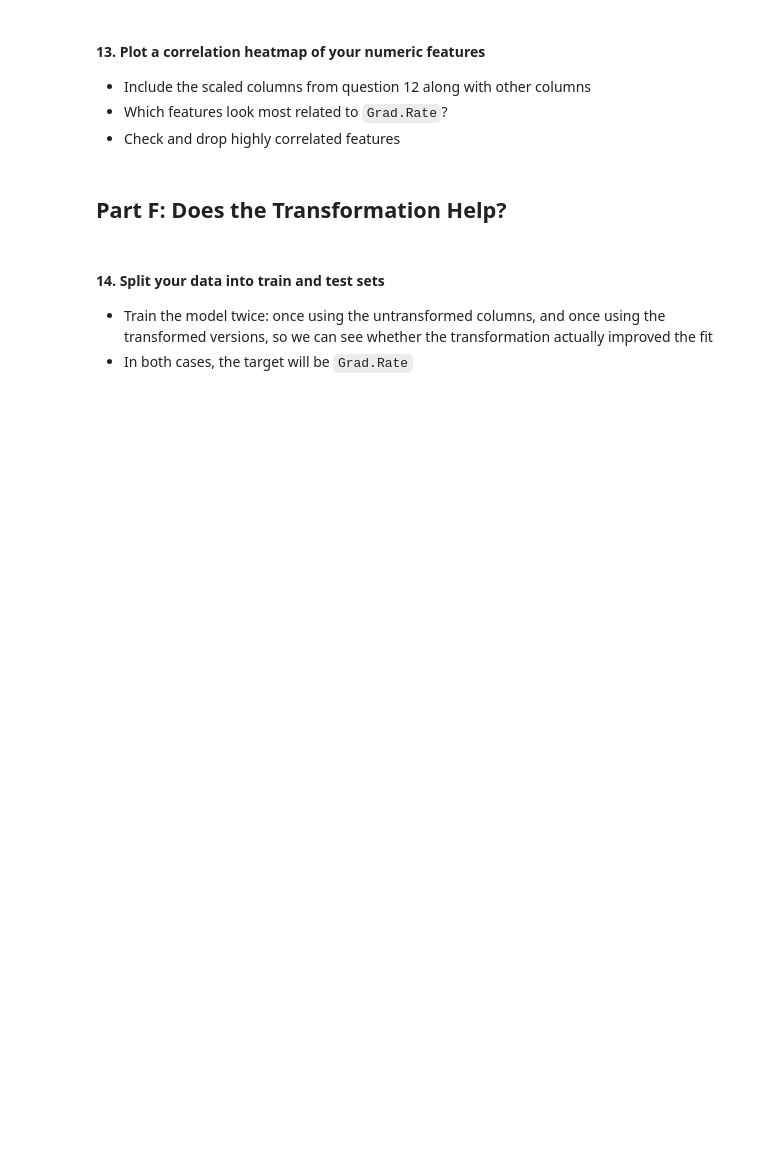
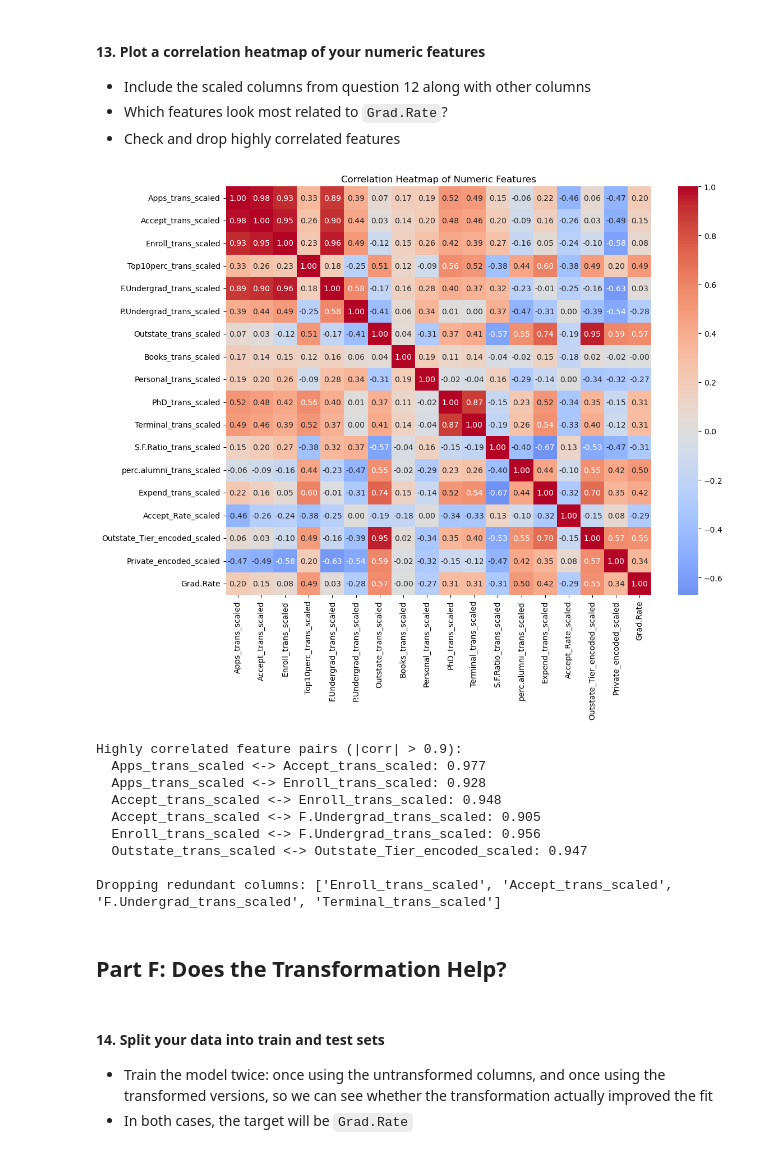
Before and after one commit to Malak-dsb/labs, a Jupyter notebook: Exercises-Copy3/6.8.E1 Transformation Exercise.ipynb, the cells around one changed output. Saved outputs shown, nothing was run; the diff lists cells and outputs as text; code cells hidden in the pictures; blank space fills up the shorter version.

```diff
--- a/Exercises-Copy3/6.8.E1 Transformation Exercise.ipynb
+++ b/Exercises-Copy3/6.8.E1 Transformation Exercise.ipynb
@@ -211,0 +407,4 @@ trans_cols = []
+# %%
+# Your code here
+college['Private_encoded'] = college['Private'].map({'Yes': 1, 'No': 0})
+college[['Private', 'Private_encoded']].head()
@@ -221,0 +424,13 @@ cols_to_scale = []
+# %%
+cols_to_scale = []
+
+# Your code here
+cols_to_scale = trans_cols + ['Accept_Rate', 'Outstate_Tier_encoded', 'Private_encoded']
+
+scaler = StandardScaler()
+scaled_values = scaler.fit_transform(college[cols_to_scale])
+
+scaled_cols = [f'{c}_scaled' for c in cols_to_scale]
+college[scaled_cols] = scaled_values
+
+college[scaled_cols].head()
@@ -230,3 +450,53 @@ cols_to_scale = []
+# %%
+# Your code here
+nonskewed_cols = [
+    c for c in skew_table.loc[skew_table['Recommended Transformation'] == 'None', 'Feature']
+    if c != 'Grad.Rate'
+]
+
+corr_cols = scaled_cols + nonskewed_cols + ['Grad.Rate']
+corr = college[corr_cols].corr()
+
+plt.figure(figsize=(12, 10))
+sns.heatmap(corr, annot=True, fmt='.2f', cmap='coolwarm', center=0)
+plt.title('Correlation Heatmap of Numeric Features')
+plt.tight_layout()
+plt.show()
+
+# `Grad.Rate` correlates most with perc.alumni, PhD_trans_scaled/Terminal_trans_scaled,
+# and Outstate_Tier_encoded_scaled - schools with better-funded, more selective profiles
+# tend to graduate more students.
+
+# Check for highly correlated (redundant) feature pairs, excluding the target itself
+corr_no_target = corr.drop(index='Grad.Rate', columns='Grad.Rate')
+high_corr_pairs = []
+for i, col_i in enumerate(corr_no_target.columns):
+    for col_j in corr_no_target.columns[i + 1:]:
+        value = corr_no_target.loc[col_i, col_j]
+        if abs(value) > 0.9:
+            high_corr_pairs.append((col_i, col_j, round(value, 3)))
+
+print("Highly correlated feature pairs (|corr| > 0.9):")
+for col_i, col_j, value in high_corr_pairs:
+    print(f"  {col_i} <-> {col_j}: {value}")
+
+# Drop one feature from each highly correlated pair (Apps/Accept/Enroll/F.Undergrad all
+# move together, as do PhD/Terminal), keeping the more informative/representative column
+cols_to_drop = {'Accept_trans_scaled', 'Enroll_trans_scaled', 'F.Undergrad_trans_scaled', 'Terminal_trans_scaled'}
+cols_to_drop = [c for c in cols_to_drop if c in scaled_cols]
+print(f"\nDropping redundant columns: {cols_to_drop}")
+scaled_cols = [c for c in scaled_cols if c not in cols_to_drop]
+# %% [output]
+[figure, added]
+Highly correlated feature pairs (|corr| > 0.9):
+  Apps_trans_scaled <-> Accept_trans_scaled: 0.977
+  Apps_trans_scaled <-> Enroll_trans_scaled: 0.928
+  Accept_trans_scaled <-> Enroll_trans_scaled: 0.948
+  Accept_trans_scaled <-> F.Undergrad_trans_scaled: 0.905
+  Enroll_trans_scaled <-> F.Undergrad_trans_scaled: 0.956
+  Outstate_trans_scaled <-> Outstate_Tier_encoded_scaled: 0.947
+
+Dropping redundant columns: ['Enroll_trans_scaled', 'Accept_trans_scaled', 'F.Undergrad_trans_scaled', 'Terminal_trans_scaled']
 # %% [markdown]
 ## Part F: Does the Transformation Help?
 # %% [markdown]
```
Also changed, not shown: parts of 36 cells of this notebook, 3 other files.
